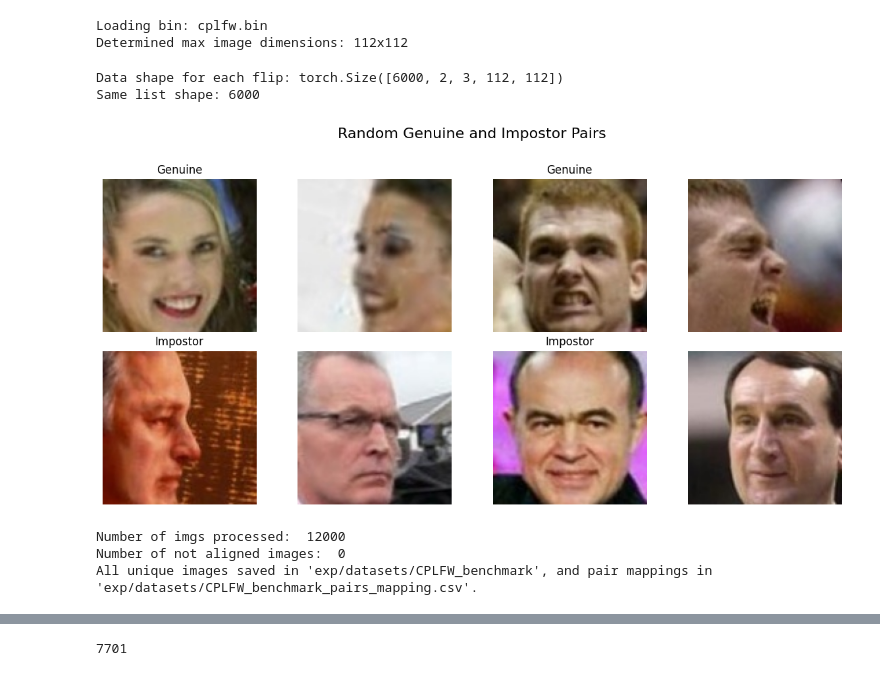
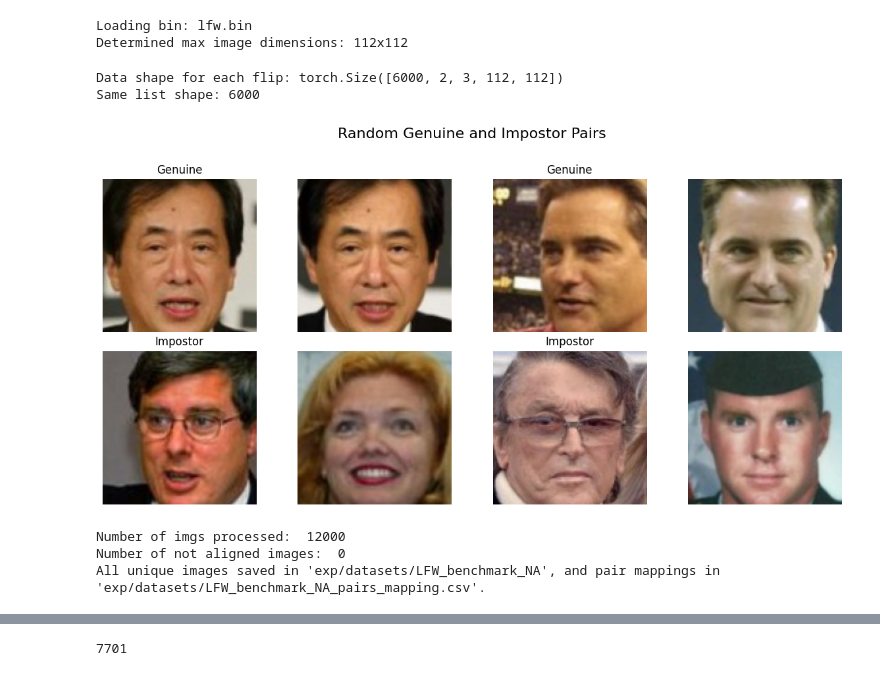
Before and after one commit to ManfredGonzalez/GDDiff, a Jupyter notebook: work_binary_benchmarks.ipynb, the cells around one changed output, grey strips where cells are left out. Drawn from its saved outputs; the diff is of its cells as text; code cells hidden in the pictures.

```diff
--- a/work_binary_benchmarks.ipynb
+++ b/work_binary_benchmarks.ipynb
@@ -399,23 +411,23 @@ def align_faces_in_directory(target_dir):
 # %%
 # Define the binary file path
-binary_file_path = '/home/tico/Desktop/master_classes/IBB/project/Mask_DeID_DDPG/exp/datasets/calfw.bin'
+binary_file_path = 'lfw.bin'
 data_list, issame_list = load_bin(binary_file_path)
 display_random_pairs(data_list, issame_list)
 # %% [output]
-Loading bin: cplfw.bin
+Loading bin: lfw.bin
 Determined max image dimensions: 112x112
 Data shape for each flip: torch.Size([6000, 2, 3, 112, 112])
 Same list shape: 6000
-[figure, old version]
+[figure, new version]
 # %%
 #save_images_and_mapping(data_list, issame_list)
 save_images_and_mapping(data_list, issame_list,
-                         output_dir="exp/datasets/CPLFW_benchmark",
+                         output_dir="exp/datasets/LFW_benchmark_NA",
                          aligned=False,img_size=(200, 200))
 # %% [output]
 Number of imgs processed:  12000
 Number of not aligned images:  0
-All unique images saved in 'exp/datasets/CPLFW_benchmark', and pair mappings in 'exp/datasets/CPLFW_benchmark_pairs_mapping.csv'.
+All unique images saved in 'exp/datasets/LFW_benchmark_NA', and pair mappings in 'exp/datasets/LFW_benchmark_NA_pairs_mapping.csv'.
 # %%
 align_faces_in_directory('/home/tico/Desktop/master_research/DeiDDPG/exp/datasets/CPLFW_benchmark')
 # %% [output]
```
Also changed, not shown: parts of 3 cells of this notebook, 6 other files.
